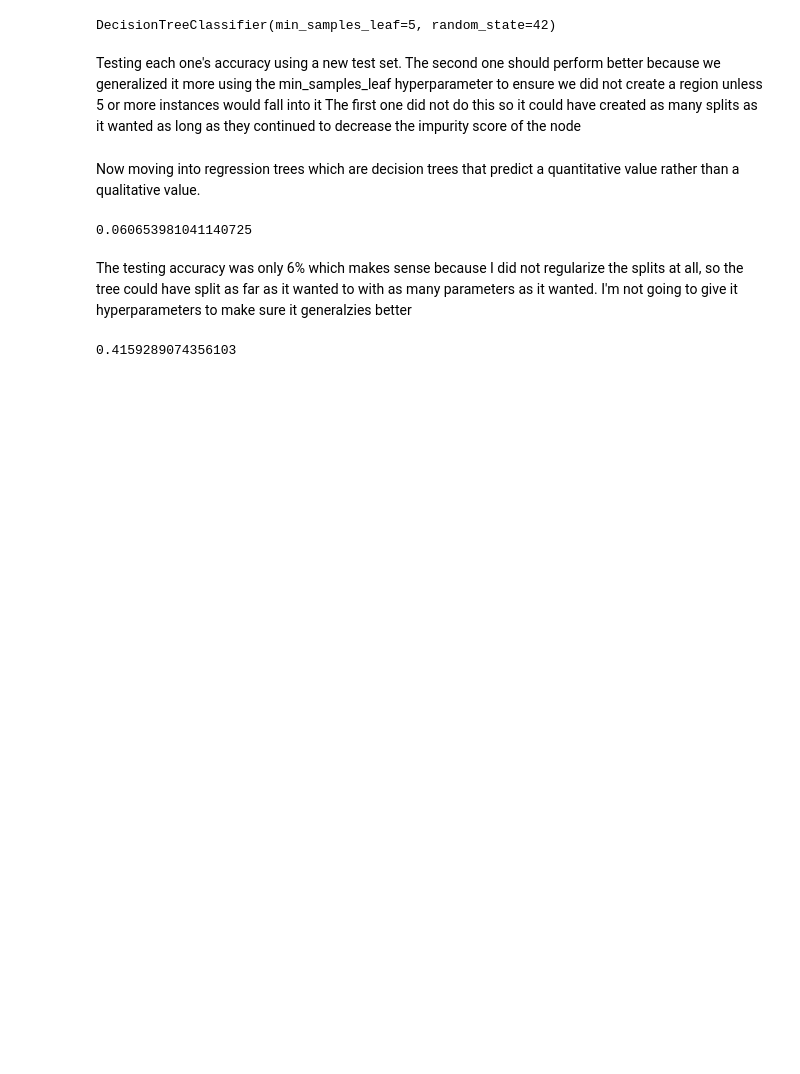
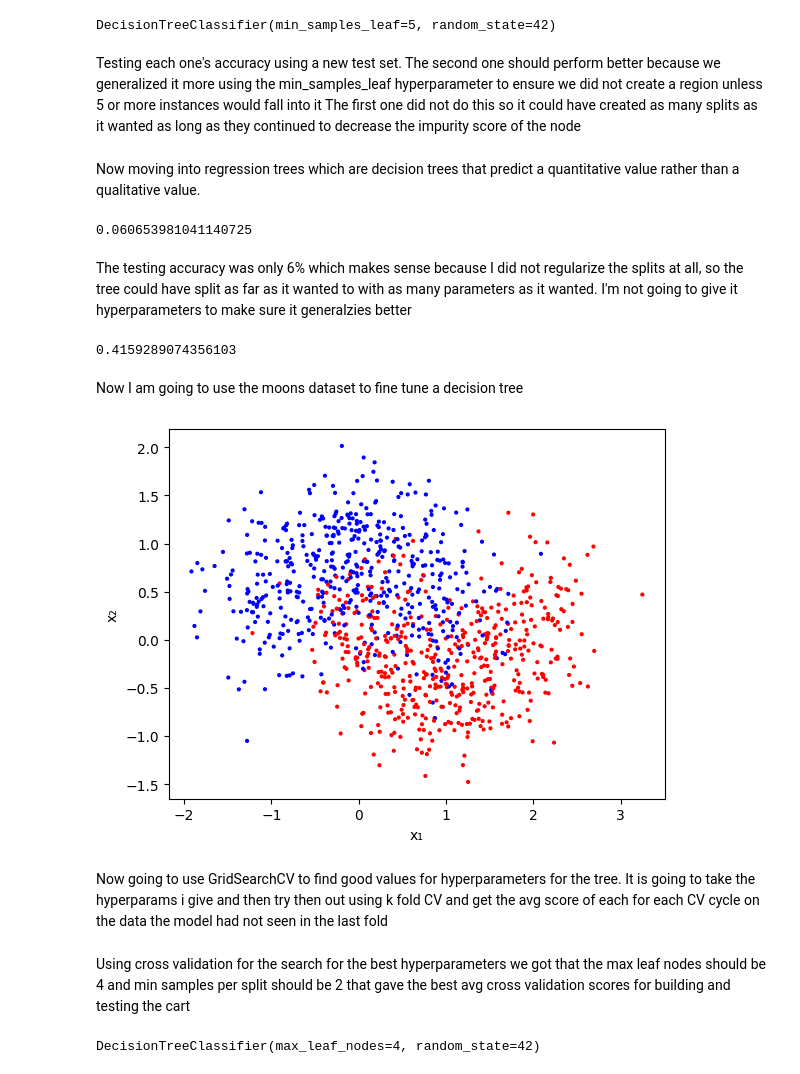
Before and after one commit to Steve-Rodrigues/Machine-Learning, a Jupyter notebook: trees.ipynb, the cells around one changed output. Saved outputs shown, nothing was run; the diff lists cells and outputs as text; code cells hidden in the pictures; blank space fills up the shorter version.

```diff
--- a/trees.ipynb
+++ b/trees.ipynb
@@ -90,3 +90,5 @@ score = reg_tree2.score(X_test, y_test)
 score
 # %% [output]
 0.4159289074356103
+# %% [markdown]
+Now I am going to use the moons dataset to fine tune a decision tree
@@ -92,0 +100,8 @@ score
+# %%
+X,y  = make_moons(n_samples=1000, noise=0.4)
+# %%
+plt.scatter(X[:, 0], X[:, 1], c=y, s=4,cmap='bwr')
+plt.xlabel("x₁"); plt.ylabel("x₂")
+plt.show()
+# %% [output]
+[figure, added]
@@ -92,0 +110,2 @@ score
+# %% [markdown]
+Now going to use GridSearchCV to find good values for hyperparameters for the tree. It is going to take the hyperparams i give and then try then out using k fold CV and get the avg score of each for each CV cycle on the data the model had not seen in the last fold
@@ -92,0 +118,7 @@ score
+# %% [markdown]
+Using cross validation for the search for the best hyperparameters we got that the max leaf nodes should be 4 and min samples per split should be 2 that gave the best avg cross validation scores for building and testing the cart
+# %%
+tree_clf = DecisionTreeClassifier(random_state=42, max_leaf_nodes=4, min_samples_split=2) #using the hyperparameters we found
+tree_clf.fit(X_train,y_train)
+# %% [output]
+DecisionTreeClassifier(max_leaf_nodes=4, random_state=42)
```
Also changed, not shown: parts of 13 cells of this notebook.
